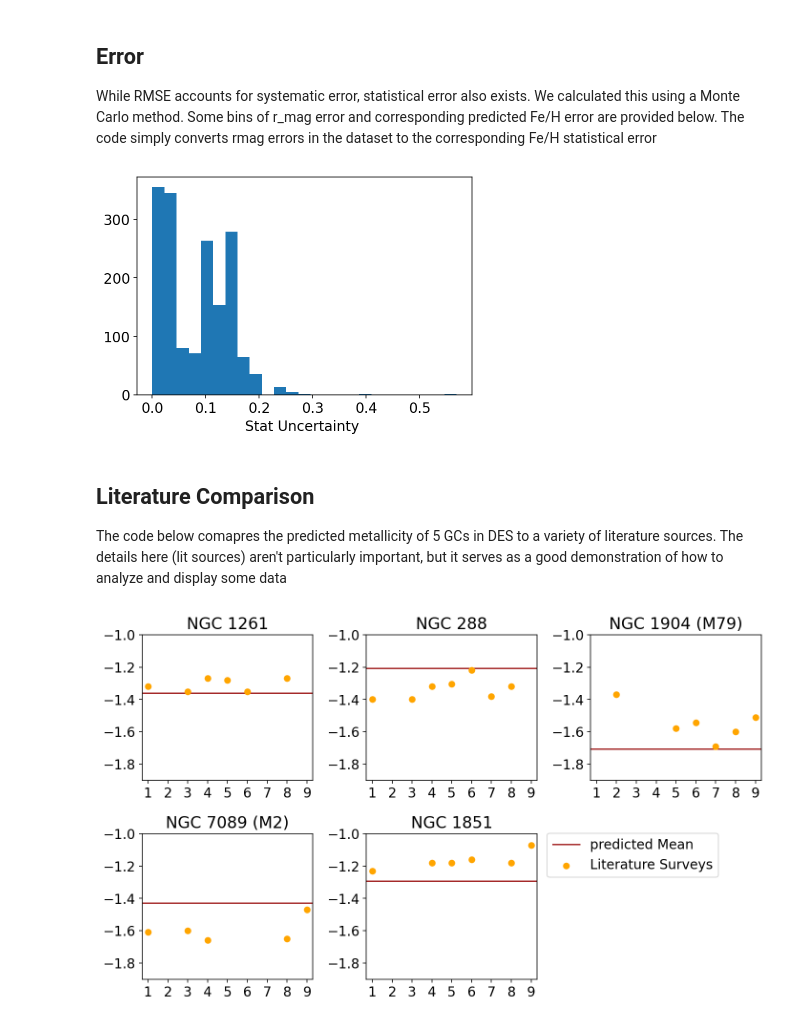
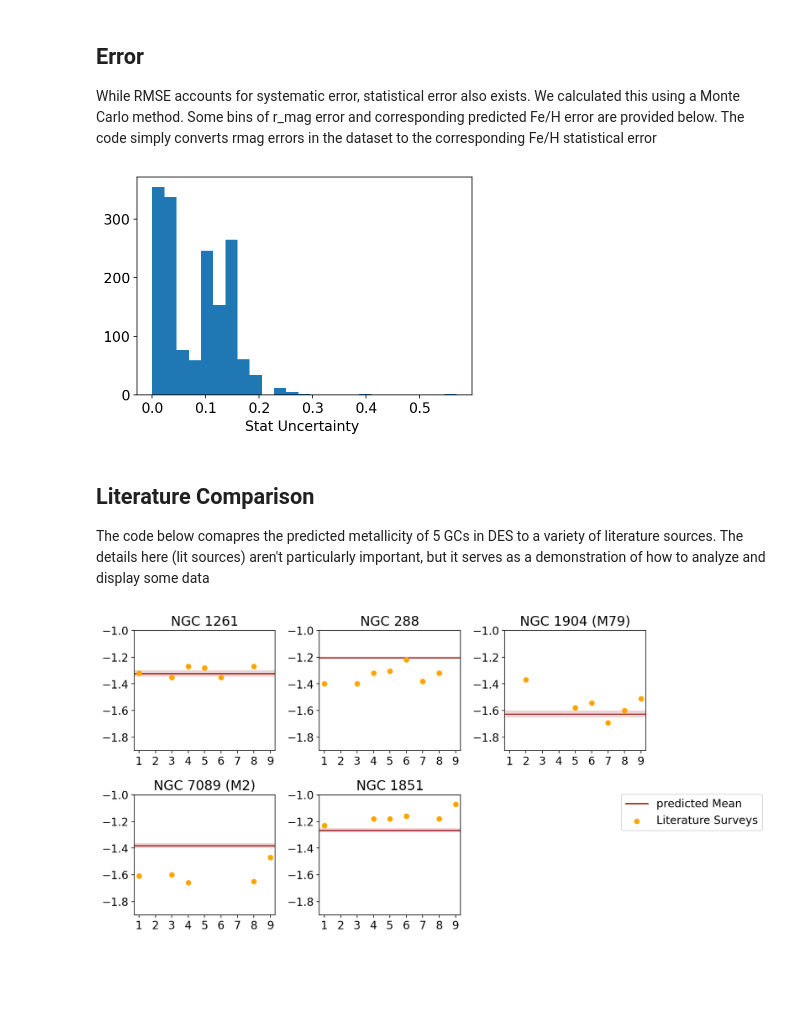
Before and after one commit to AethraSiderea/Metallicity_ML, a Jupyter notebook: example ANN.ipynb, the cells around one changed output. Drawn from its saved outputs; the diff is of its cells as text; code cells hidden in the pictures; blank space fills up the shorter version.

```diff
--- a/example ANN.ipynb
+++ b/example ANN.ipynb
@@ -281,6 +281,7 @@ rerr_bins = np.array([0.0001,0.00011513953993264469,0.00013257113655901095,0.000
 feh_stat_err_bins = np.array([0.0,0.0,0.0,0.0,0.0,0.0,0.0,0.0,0.0,0.0,0.005948110544760538,0.012872746368037933,0.01582550763572064,0.02048350064637064,0.02139167827502597,0.0279574153291726,0.031742536637982696,0.03752338611281894,0.04481973128164734,0.05113426288006976,0.0598156200237789,0.07057392400906257,0.08120000787297516,0.09284218789163823,0.1065711595730274,0.12213441933474693,0.13911560194691935,0.15932973195155653,0.17985569440125385,0.20260758848467106,0.22923161759646876,0.2595662726460605,0.2907287225084855,0.3249514284668014,0.36230217770153994,0.40206187767421897,0.4430405692572933,0.4850945926510134,0.5267129927243528,0.5690682282679339,0.61181005185697,0.6509625844251301,0.6873782085862173,0.7219313315173344,0.7565365726851158,0.7863145906331463,0.8131868237098472,0.8378677380812384,0.8594661948173874,0.8803549902757023])
 error_index = np.digitize(df_globclusters['wavg_magerr_psf_r'], bins=rerr_bins) - 1 #np.digitize generates the corresponding bin index number for each input (-1 because it goes to the next-nearest, i.e. starts at 1)
 df_globclusters['feh_stat_error'] = feh_stat_err_bins[error_index]
+df_globclusters['feh_tot_error'] = np.sqrt(feh_stat_err_bins[error_index]**2 + rmse**2)
 
 plt.hist(df_globclusters['feh_stat_error'], bins=25)
 plt.xlabel("Stat Uncertainty ")
@@ -288,10 +289,10 @@ plt.show()
 
 df_globclusters = df_globclusters[df_globclusters['feh_stat_error'] < 0.2] #Cut some extreme error outliers out
 # %% [output]
-[figure, old version]
+[figure, new version]
 # %% [markdown]
 ## Literature Comparison
-The code below comapres the predicted metallicity of 5 GCs in DES to a variety of literature sources. The details here (lit sources) aren't particularly important, but it serves as a good demonstration of how to analyze and display some data
+The code below comapres the predicted metallicity of 5 GCs in DES to a variety of literature sources. The details here (lit sources) aren't particularly important, but it serves as a demonstration of how to analyze and display some data
 # %%
 GC_Names = df_globclusters["gcname"].unique() #Create a list of all Globular Cluster names from the dataset
 # Here we define 5 GCs of note and various metallicities available in thte literature
@@ -327,32 +328,37 @@ for GC_name in GC_Names_minussmall:
     # Cutoff blue straggler stars (using visually-derived equation from CMD)
     coeff = np.polyfit([cutoff_bs[co,0,0],cutoff_bs[co,1,0]],[cutoff_bs[co,0,1],cutoff_bs[co,1,1]],1)
     bs_func = np.poly1d(coeff)
     gc = gc[~((gc['decam_(g-r)'] < cutoff_bs[co,1,0]) & (gc['decam_(g-r)'] > cutoff_bs[co,0,0])
                         & (gc['wavg_mag_psf_g_dered'] < bs_func(gc['decam_(g-r)'])))]
     #gc = gc[abs(gc['pred_feh_debias']-np.mean(gc['pred_feh_debias'])) < (2.5*np.std(gc['pred_feh_debias']))]
     gc_giants = gc[gc['wavg_mag_psf_r_dered'] < cutoff[co]]
     gc_ms = gc[gc['wavg_mag_psf_r_dered'] > cutoff[co]]
     diff = np.mean(gc_giants['pred_feh']) - np.array([Marin_Franch[co],de_Angeli[co],Dotter[co],VandenBurg[co],
                                                    UVES[co],GIRAFFE[co],misc[co],Harris_minus_small[co],Pancino[co]])
 
-    #ax.axhline(np.mean(gc_giants['pred_feh']), color='red', label="predicted RGB Mean")
     ax.axhline(np.mean(gc['pred_feh']), color='brown', label="predicted Mean")
+    error = np.sum(gc['feh_tot_error'])/(np.size(gc['feh_tot_error'])*np.sqrt(np.size(gc['feh_tot_error']))) #gc error = avg error / sqrt(N)
+    ax.add_patch(Rectangle((0.7, np.mean(gc['pred_feh'])-error), 9.6, 2*error,
+             facecolor = 'brown',
+             fill=True,
+             alpha=0.2,
+             lw=0))
 
     ax.scatter(np.arange(1,surveys+1),[Marin_Franch[co],de_Angeli[co],Dotter[co],VandenBurg[co],
                                                    UVES[co],GIRAFFE[co],misc[co],Harris_minus_small[co],Pancino[co]],color='orange',
                zorder=3, label='Literature Surveys')
     ax.set_xticks(np.arange(1,surveys+1))
     #ax.set_xticklabels(lit_names)
     ax.set_title(GC_name_str[co])
     ax.set_ylim([-1.9,-1])
     ax.set_xlim([0.7,9.3])
     lit_diff[co] = diff
     handles, labels = ax.get_legend_handles_labels()
     #fig.legend(handles, labels, loc='lower right')
     co += 1
     a += 1
 plt.tight_layout()
 plt.legend(bbox_to_anchor=(2.1, 1.05))
 plt.show()
 # %% [output]
-[figure, old version]
+[figure, new version]
```
Also changed, not shown: parts of 6 cells of this notebook.
